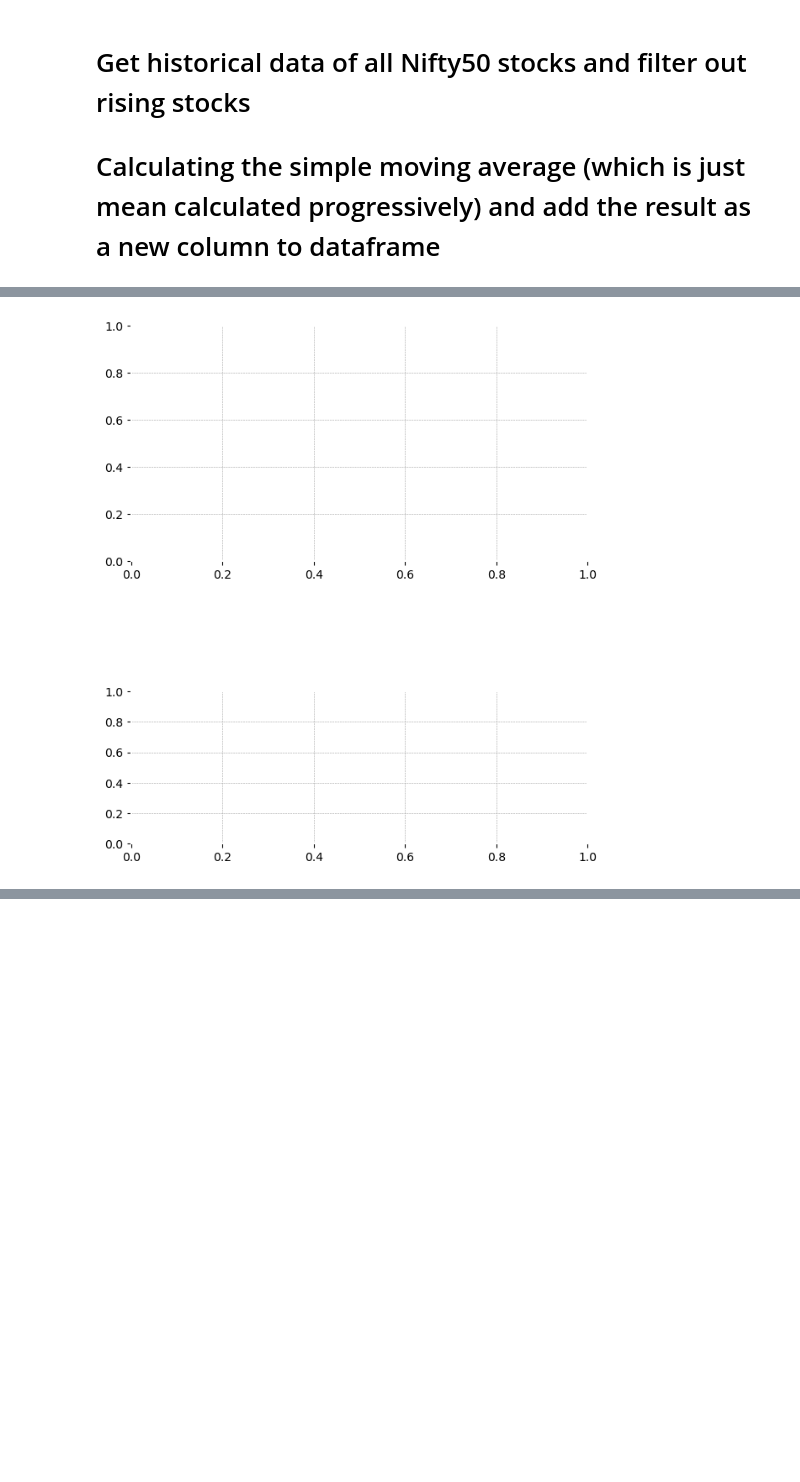
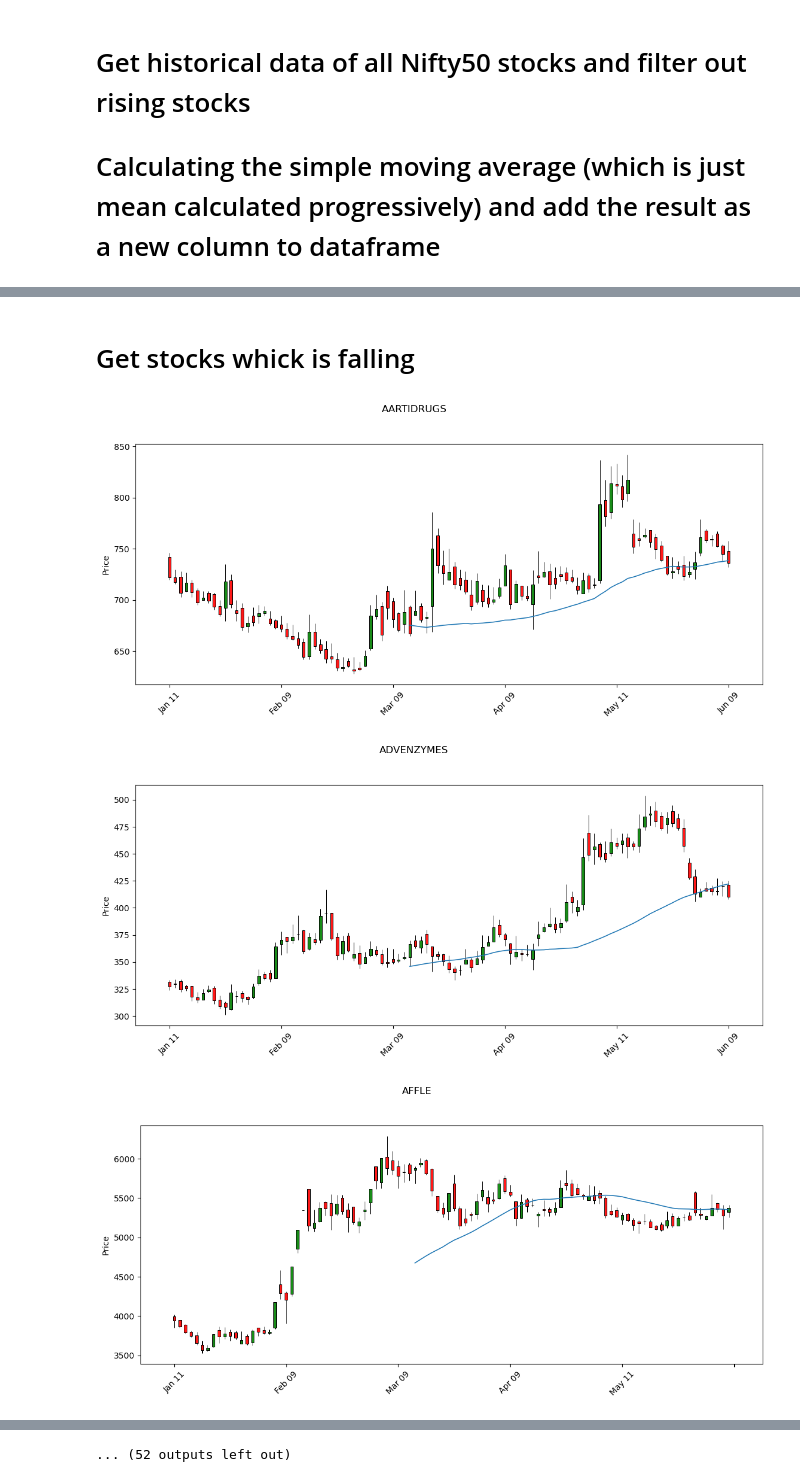
Before and after one commit to my8286/Stock-Analysis, a Jupyter notebook: Simple Moving Average.ipynb, the cells around one changed output, grey strips where cells are left out. Saved outputs shown, nothing was run; the diff lists cells and outputs as text; code cells hidden in the pictures; blank space fills up the shorter version.

```diff
--- a/Simple Moving Average.ipynb
+++ b/Simple Moving Average.ipynb
@@ -230,28 +202,20 @@ for index, row in rising_stocks.iterrows():
-# %%
-idf = pd.read_csv('stocks/TCS.csv',index_col=0,parse_dates=True)
-idf.shape
-idf.head(3)
-idf.tail(3)
-df = idf.loc['2011-07-01':'2011-12-30',:]
-
-fig = mpf.figure(style='charles',figsize=(7,8))
-ax1 = fig.add_subplot(2,1,1)
-ax2 = fig.add_subplot(3,1,3)
-
-def animate(ival):
-    if (20+ival) > len(df):
-        print('no more data to plot')
-        ani.event_source.interval *= 3
-        if ani.event_source.interval > 12000:
-            exit()
-        return
-    data = df.iloc[0:(20+ival)]
-    ax1.clear()
-    ax2.clear()
-    mpf.plot(data,ax=ax1,volume=ax2,type='candle')
-
-ani = animation.FuncAnimation(fig, animate, interval=250)
-
-mpf.show()
-# %% [output]
-[figure, removed]
+# %% [markdown]
+# Get stocks whick is falling
+# %%
+for index,row in nifty.iterrows():
+    symbol=row["Symbol"]
+    df=pd.read_csv(f'stocks/{symbol}.csv',index_col=0, parse_dates=True)
+
+    if df.shape[0]> 1:
+        df["44_obs_for_SMA"] = df["Close"].rolling(window=10).mean()
+        sma5=df["44_obs_for_SMA"][-20]
+        sma4=df["44_obs_for_SMA"][-8]
+        sma3=df["44_obs_for_SMA"][-6]
+        sma2=df["44_obs_for_SMA"][-4]
+        sma1=df["44_obs_for_SMA"][-1]
+        if sma5>sma1:
+            mpf.plot(df,type='candle',title = f"{symbol}",figratio=(38,15),mav=44,style=s)
+# %% [output]
+[figure, added]
+[figure, added]
+[figure, added]
@@ -257,0 +231 @@ mpf.show()
+... (52 outputs left out)
```
Also changed, not shown: parts of 19 cells of this notebook, 1 other file.
